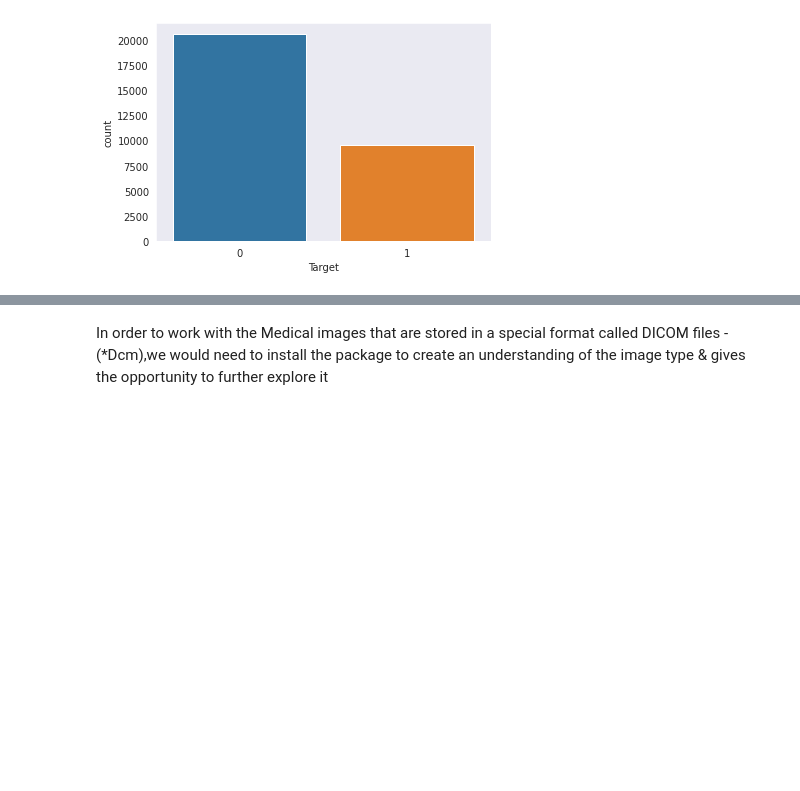
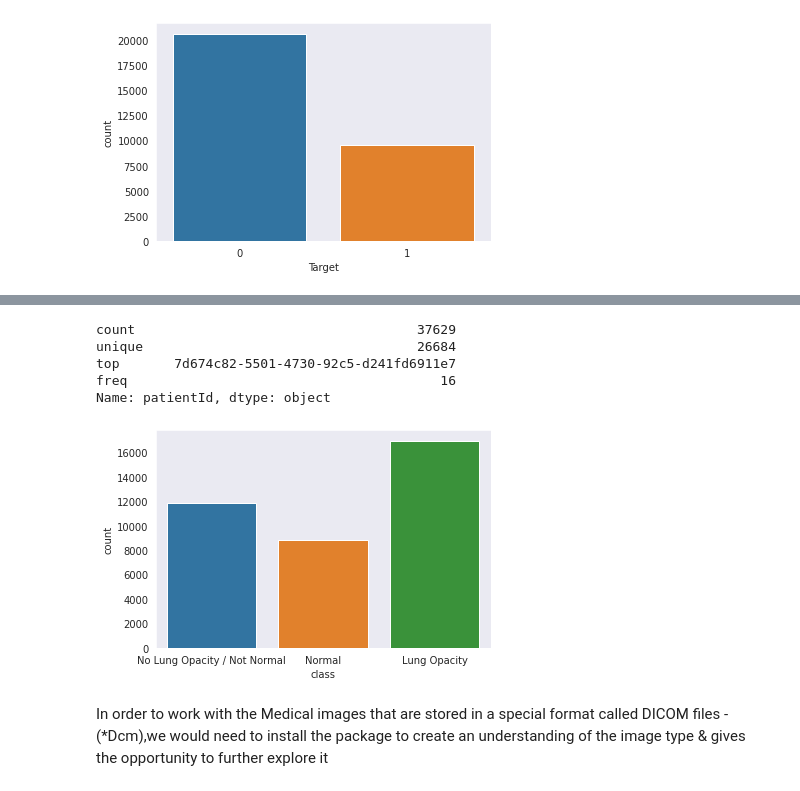
Before and after one commit to arvindhvasu/GL_Pneumonia_Detection, a Jupyter notebook: Project_CV_Pneumonia.ipynb, the cells around one changed output, grey strips where cells are left out. Saved outputs shown, nothing was run; the diff lists cells and outputs as text; code cells hidden in the pictures; blank space fills up the shorter version.

```diff
--- a/Project_CV_Pneumonia.ipynb
+++ b/Project_CV_Pneumonia.ipynb
@@ -285,0 +297,3 @@ sns.countplot(df_train_labels['Target'])
+# %%
+df_Train_Class_labels = df_train_labels.merge(df_class_info, left_on='patientId', right_on='patientId', how='inner')
+df_class_info.info()
@@ -286,3 +334,17 @@ sns.countplot(df_train_labels['Target'])
+# %%
+df_Train_Class_labels['patientId'].describe(include='all')
+# %% [output]
+count                                    37629
+unique                                   26684
+top       7d674c82-5501-4730-92c5-d241fd6911e7
+freq                                        16
+Name: patientId, dtype: object
+# %%
+figure()
+countplot(data=df_Train_Class_labels,x="class")
+show()
+# %% [output]
+[figure, added]
 # %% [markdown]
 In order to work with the Medical images that are stored in a special format called DICOM files - (*Dcm),we would need to install the package to create an understanding of the image type & gives the opportunity to further explore it
 # %%
```
Also changed, not shown: parts of 7 cells of this notebook.
